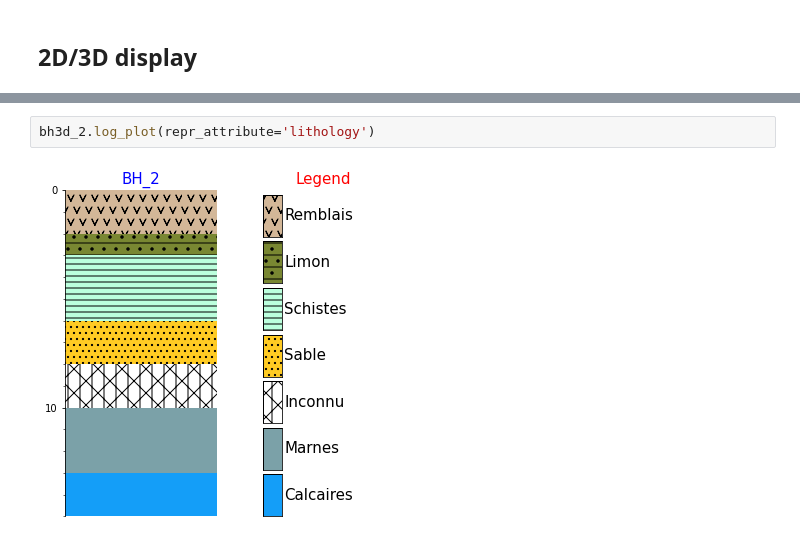
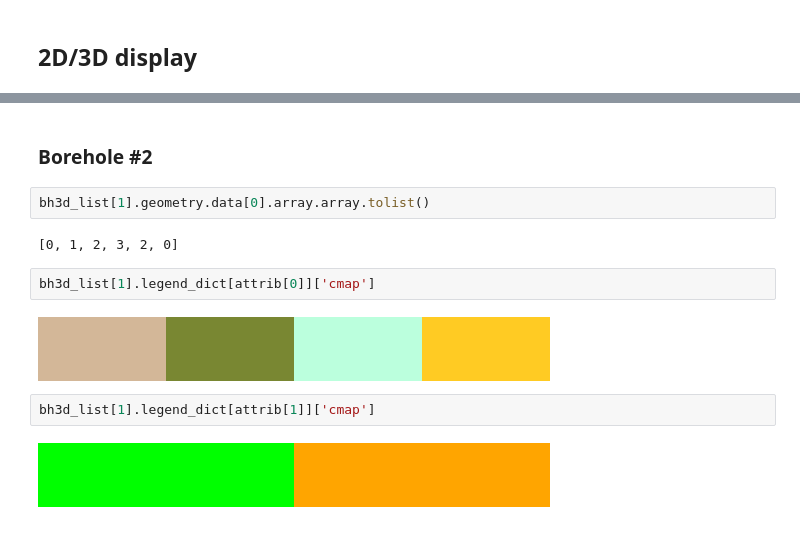
Before and after one commit to kaufmanno/GSDMA, a Jupyter notebook: playground/TFE_test/Samples_representation.ipynb, the cells around one changed output, grey strips where cells are left out. Drawn from its saved outputs; the diff is of its cells as text.

```diff
--- a/playground/TFE_test/Samples_representation.ipynb
+++ b/playground/TFE_test/Samples_representation.ipynb
@@ -151,4 +151,14 @@ ViewInteractiveWidget(height=768, layout=Layout(height='auto', width='100%'), wi
-# %%
-bh3d_2.log_plot(repr_attribute='lithology')
-# %% [output]
-[figure, removed]
+# %% [markdown]
+### Borehole #2
+# %%
+bh3d_list[1].geometry.data[0].array.array.tolist()
+# %% [output]
+[0, 1, 2, 3, 2, 0]
+# %%
+bh3d_list[1].legend_dict[attrib[0]]['cmap']
+# %% [output]
+[figure, added]
+# %%
+bh3d_list[1].legend_dict[attrib[1]]['cmap']
+# %% [output]
+[figure, added]
```
Also changed, not shown: parts of 65 cells of this notebook, 4 other files.
